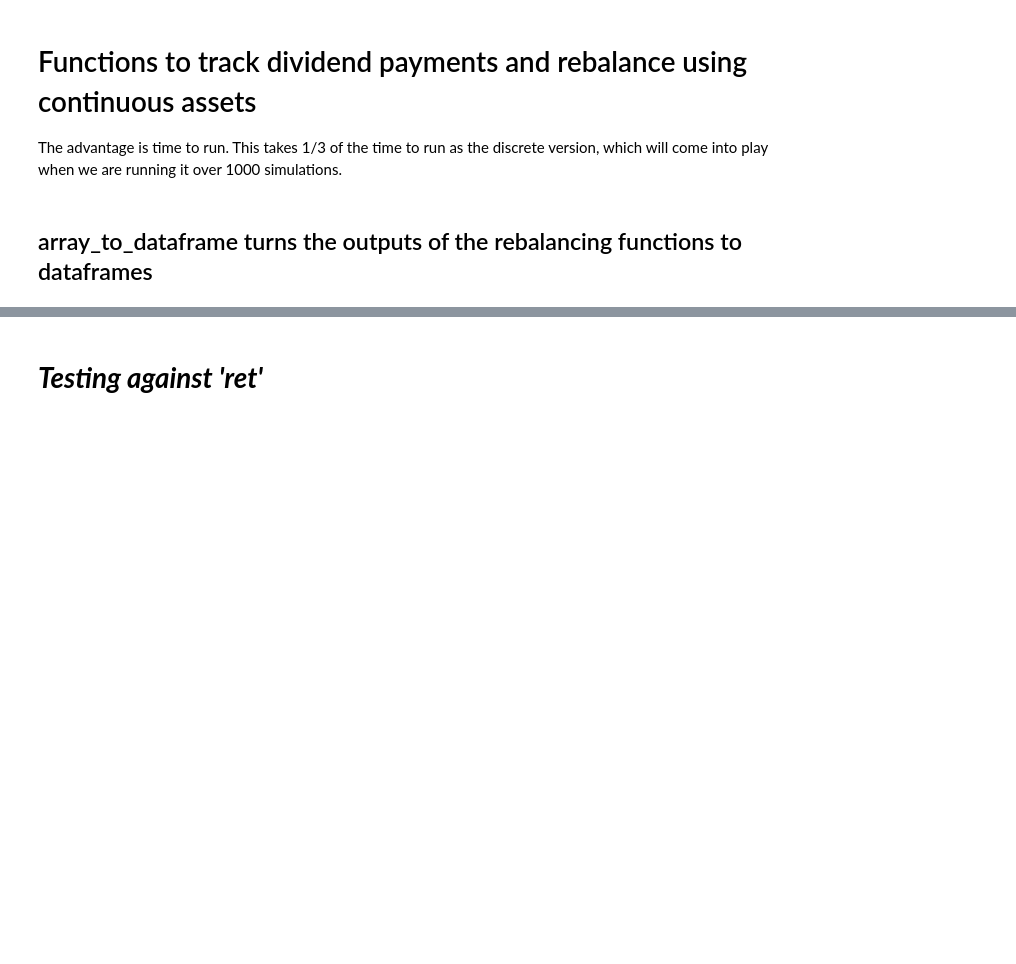
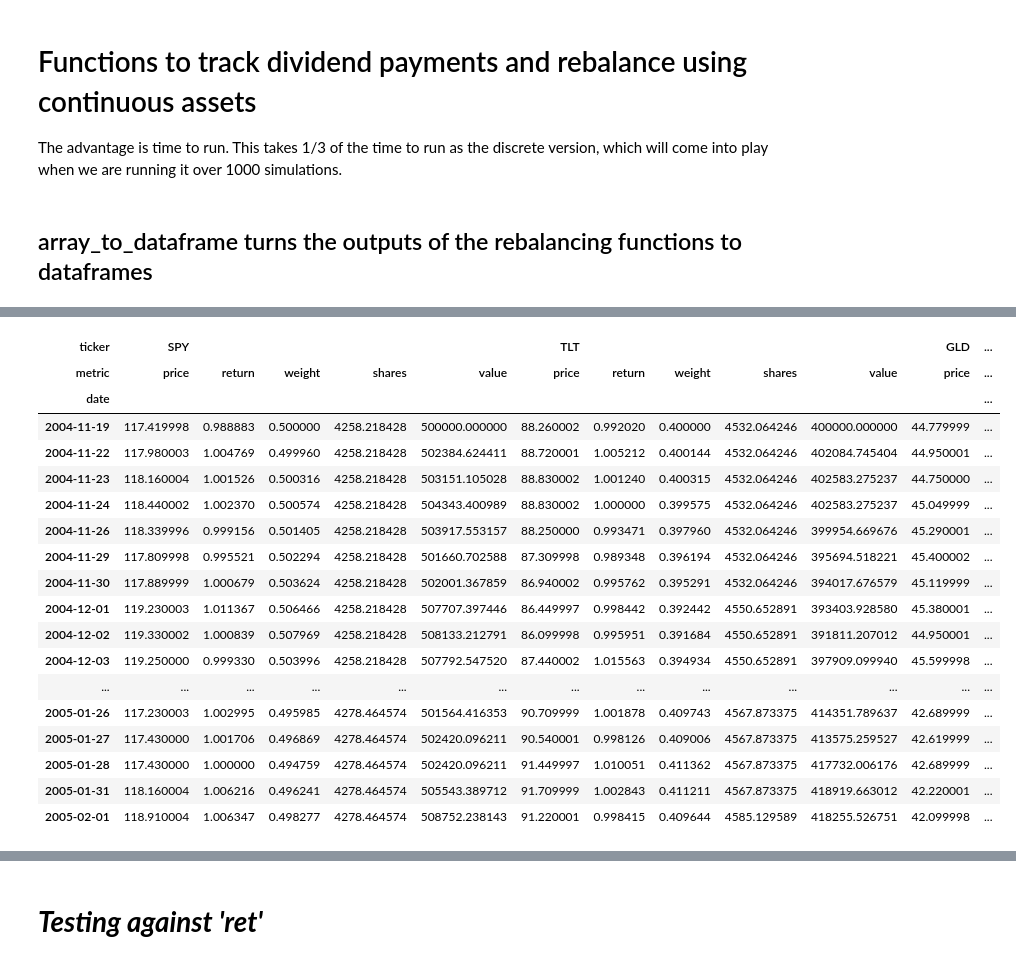
Before and after one commit to ningtong88/Capstone_TDAmeritrade, a Jupyter notebook: TDAmeritrade Cash Based Portfolio Rebalancing.ipynb, the cells around one changed output, grey strips where cells are left out. Saved outputs shown, nothing was run; the diff lists cells and outputs as text; code cells hidden in the pictures; blank space fills up the shorter version.

```diff
--- a/TDAmeritrade Cash Based Portfolio Rebalancing.ipynb
+++ b/TDAmeritrade Cash Based Portfolio Rebalancing.ipynb
@@ -281,7 +281,8 @@ arr_port_det_disc, arr_port_sum_disc, arr_trades_disc, arr_cash_disc = calendar_
 
 The advantage is time to run. This takes 1/3 of the time to run as the discrete version, which will come into play when we are running it over 1000 simulations.
 # %%
-def calendar_threshold_rebalance_continuous(data, portfolio_weights, initial_money=1000000, rebalance_days = 63, threshold = 1):
+#def calendar_threshold_rebalance_continuous(data, portfolio_weights, initial_money=1000000, rebalance_days = 63, threshold = 1):
+def calendar_threshold_rebalance_continuous(data, portfolio_weights, initial_money=1000000, rebalance_days = 63000, threshold = 100):
     trading_day_counter = 1
     df_trades, df_cash, df_portfolio_sum, df_portfolio_detail = initialize_df_continuous(data, portfolio_weights,initial_money= 1000000)
     arr_trades = np.append([[0]], np.array(df_trades), axis = 1)
@@ -404,7 +405,7 @@ def calendar_threshold_rebalance_continuous(data, portfolio_weights, initial_mon
 
     return arr_port_det, arr_port_sum, arr_trades, arr_cash
 # %%
-arr_port_det_cont, arr_port_sum_cont, arr_trades_cont, arr_cash_cont=calendar_threshold_rebalance_continuous(d, portfolio_weights, initial_money=1000000, rebalance_days = 45000, threshold = 5)
+arr_port_det_cont, arr_port_sum_cont, arr_trades_cont, arr_cash_cont=calendar_threshold_rebalance_continuous(d, portfolio_weights, initial_money=1000000, rebalance_days = 25, threshold = 1)
 # %% [markdown]
 ## array_to_dataframe turns the outputs of the rebalancing functions to dataframes
 # %%
@@ -420,0 +443,22 @@ df_portfolio_sum_disc_cont, df_portfolio_detail_cont, df_trades_cont = array_to_
+# %%
+df_portfolio_detail_cont.head(50)
+# %% [output]
+| ticker | SPY |  |  |  |  | TLT |  |  |  |  | GLD | ... |
+| metric | price | return | weight | shares | value | price | return | weight | shares | value | price | ... |
+| date |  |  |  |  |  |  |  |  |  |  |  | ... |
+| 2004-11-19 | 117.419998 | 0.988883 | 0.500000 | 4258.218428 | 500000.000000 | 88.260002 | 0.992020 | 0.400000 | 4532.064246 | 400000.000000 | 44.779999 | ... |
+| 2004-11-22 | 117.980003 | 1.004769 | 0.499960 | 4258.218428 | 502384.624411 | 88.720001 | 1.005212 | 0.400144 | 4532.064246 | 402084.745404 | 44.950001 | ... |
+| 2004-11-23 | 118.160004 | 1.001526 | 0.500316 | 4258.218428 | 503151.105028 | 88.830002 | 1.001240 | 0.400315 | 4532.064246 | 402583.275237 | 44.750000 | ... |
+| 2004-11-24 | 118.440002 | 1.002370 | 0.500574 | 4258.218428 | 504343.400989 | 88.830002 | 1.000000 | 0.399575 | 4532.064246 | 402583.275237 | 45.049999 | ... |
+| 2004-11-26 | 118.339996 | 0.999156 | 0.501405 | 4258.218428 | 503917.553157 | 88.250000 | 0.993471 | 0.397960 | 4532.064246 | 399954.669676 | 45.290001 | ... |
+| 2004-11-29 | 117.809998 | 0.995521 | 0.502294 | 4258.218428 | 501660.702588 | 87.309998 | 0.989348 | 0.396194 | 4532.064246 | 395694.518221 | 45.400002 | ... |
+| 2004-11-30 | 117.889999 | 1.000679 | 0.503624 | 4258.218428 | 502001.367859 | 86.940002 | 0.995762 | 0.395291 | 4532.064246 | 394017.676579 | 45.119999 | ... |
+| 2004-12-01 | 119.230003 | 1.011367 | 0.506466 | 4258.218428 | 507707.397446 | 86.449997 | 0.998442 | 0.392442 | 4550.652891 | 393403.928580 | 45.380001 | ... |
+| 2004-12-02 | 119.330002 | 1.000839 | 0.507969 | 4258.218428 | 508133.212791 | 86.099998 | 0.995951 | 0.391684 | 4550.652891 | 391811.207012 | 44.950001 | ... |
+| 2004-12-03 | 119.250000 | 0.999330 | 0.503996 | 4258.218428 | 507792.547520 | 87.440002 | 1.015563 | 0.394934 | 4550.652891 | 397909.099940 | 45.599998 | ... |
+| ... | ... | ... | ... | ... | ... | ... | ... | ... | ... | ... | ... | ... |
+| 2005-01-26 | 117.230003 | 1.002995 | 0.495985 | 4278.464574 | 501564.416353 | 90.709999 | 1.001878 | 0.409743 | 4567.873375 | 414351.789637 | 42.689999 | ... |
+| 2005-01-27 | 117.430000 | 1.001706 | 0.496869 | 4278.464574 | 502420.096211 | 90.540001 | 0.998126 | 0.409006 | 4567.873375 | 413575.259527 | 42.619999 | ... |
+| 2005-01-28 | 117.430000 | 1.000000 | 0.494759 | 4278.464574 | 502420.096211 | 91.449997 | 1.010051 | 0.411362 | 4567.873375 | 417732.006176 | 42.689999 | ... |
+| 2005-01-31 | 118.160004 | 1.006216 | 0.496241 | 4278.464574 | 505543.389712 | 91.709999 | 1.002843 | 0.411211 | 4567.873375 | 418919.663012 | 42.220001 | ... |
+| 2005-02-01 | 118.910004 | 1.006347 | 0.498277 | 4278.464574 | 508752.238143 | 91.220001 | 0.998415 | 0.409644 | 4585.129589 | 418255.526751 | 42.099998 | ... |
```
Also changed, not shown: parts of 4 cells of this notebook, 1 other file.
